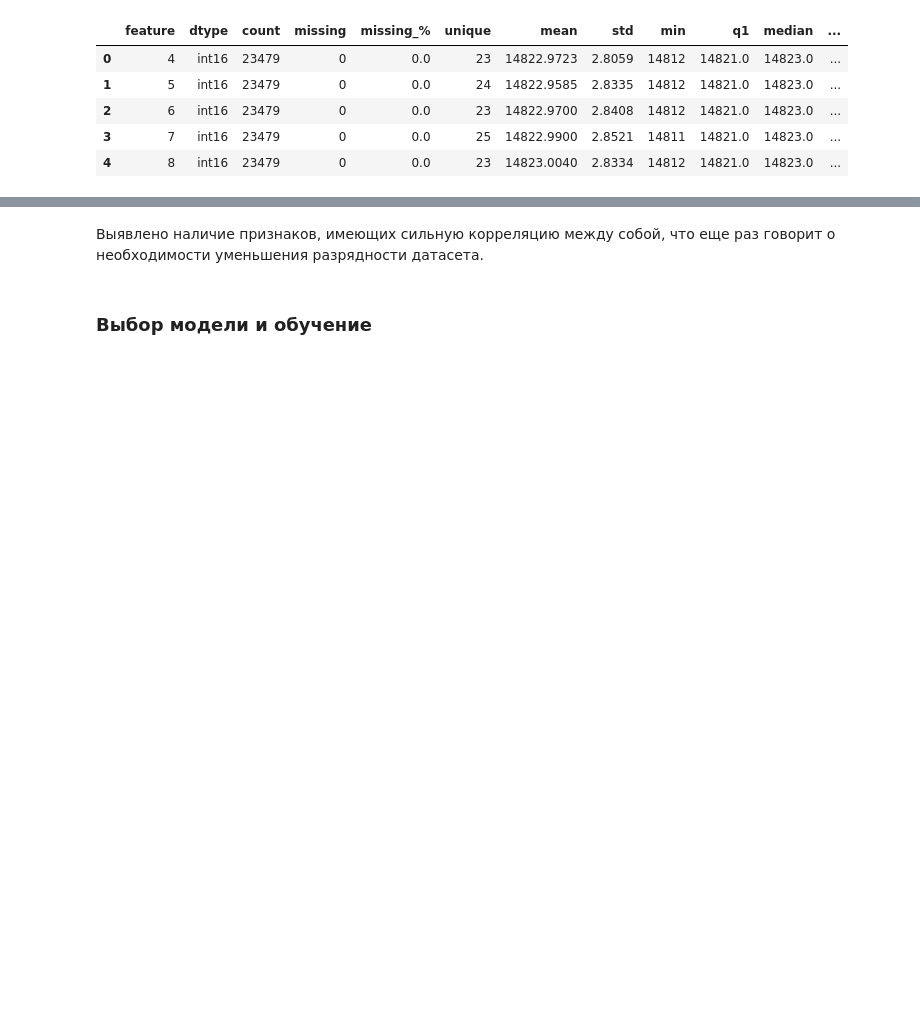
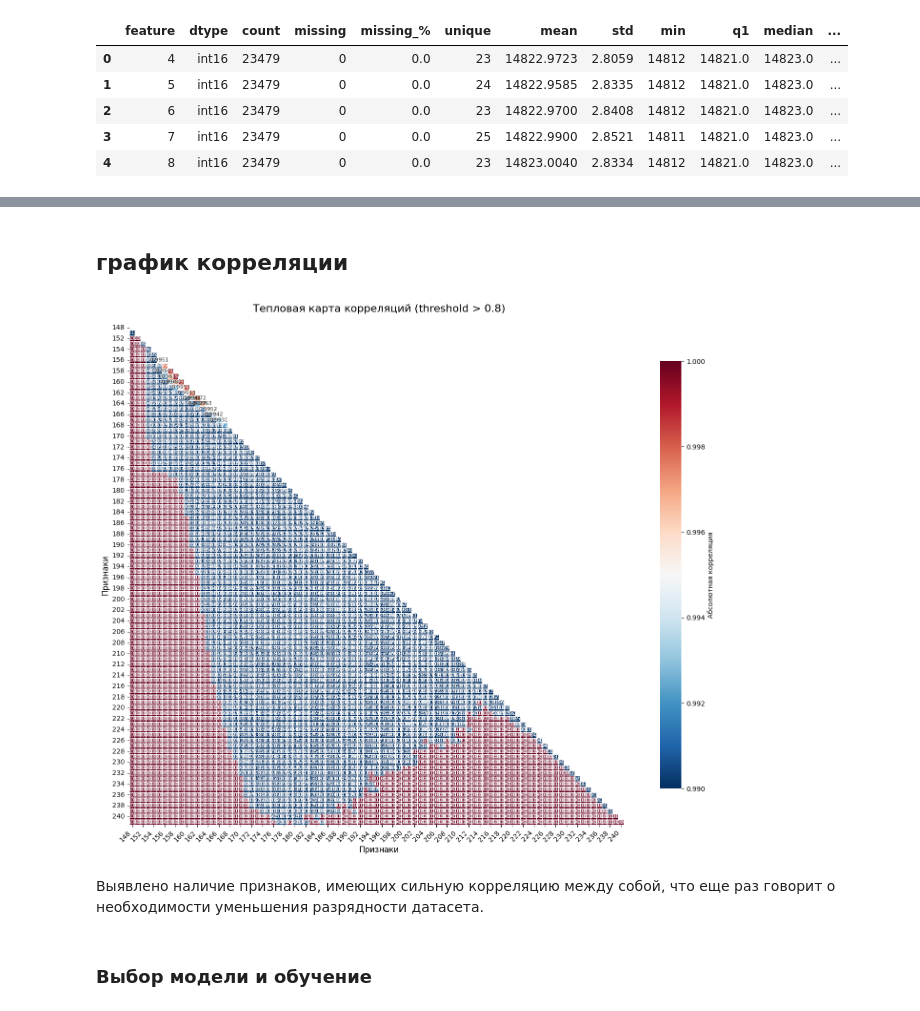
Before and after one commit to PHILIPP111007/masters_degree_Roshchin_M25-555, a Jupyter notebook: ML/session.ipynb, the cells around one changed output, grey strips where cells are left out. Saved outputs shown, nothing was run; the diff lists cells and outputs as text; code cells hidden in the pictures; blank space fills up the shorter version.

```diff
--- a/ML/session.ipynb
+++ b/ML/session.ipynb
@@ -392,3 +345,47 @@ high_corr.head(20)
+# %% [markdown]
+## график корреляции
+# %%
+all_features = list(set(high_corr['feature_1'].tolist() + high_corr['feature_2'].tolist()))
+n_features = len(all_features)
+
+corr_matrix = pd.DataFrame(np.ones((n_features, n_features)),
+                          index=all_features,
+                          columns=all_features)
+
+for _, row in high_corr.iterrows():
+    f1, f2, corr = row['feature_1'], row['feature_2'], row['abs_corr']
+    corr_matrix.loc[f1, f2] = corr
+    corr_matrix.loc[f2, f1] = corr  # симметрично
+
+# Строим тепловую карту
+plt.figure(figsize=(14, 12))
+
+# Создаем маску для верхней половины
+mask = np.triu(np.ones_like(corr_matrix, dtype=bool))
+
+sns.heatmap(corr_matrix,
+            mask=mask,
+            annot=True,
+            fmt='.4f',
+            cmap='RdBu_r',
+            vmin=0.99,
+            vmax=1.0,
+            square=True,
+            linewidths=0.5,
+            linecolor='white',
+            cbar_kws={'label': 'Абсолютная корреляция', 'shrink': 0.8},
+            annot_kws={'fontsize': 8})
+
+plt.title('Тепловая карта корреляций (threshold > 0.8)',
+          fontsize=16, pad=20)
+plt.xlabel('Признаки', fontsize=12)
+plt.ylabel('Признаки', fontsize=12)
+plt.xticks(rotation=45, ha='right')
+plt.yticks(rotation=0)
+plt.tight_layout()
+plt.show()
+# %% [output]
+[figure, added]
 # %% [markdown]
 Выявлено наличие признаков, имеющих сильную корреляцию между собой, что еще раз говорит о необходимости уменьшения разрядности датасета.
 # %% [markdown]
```
Also changed, not shown: parts of 20 cells of this notebook.
